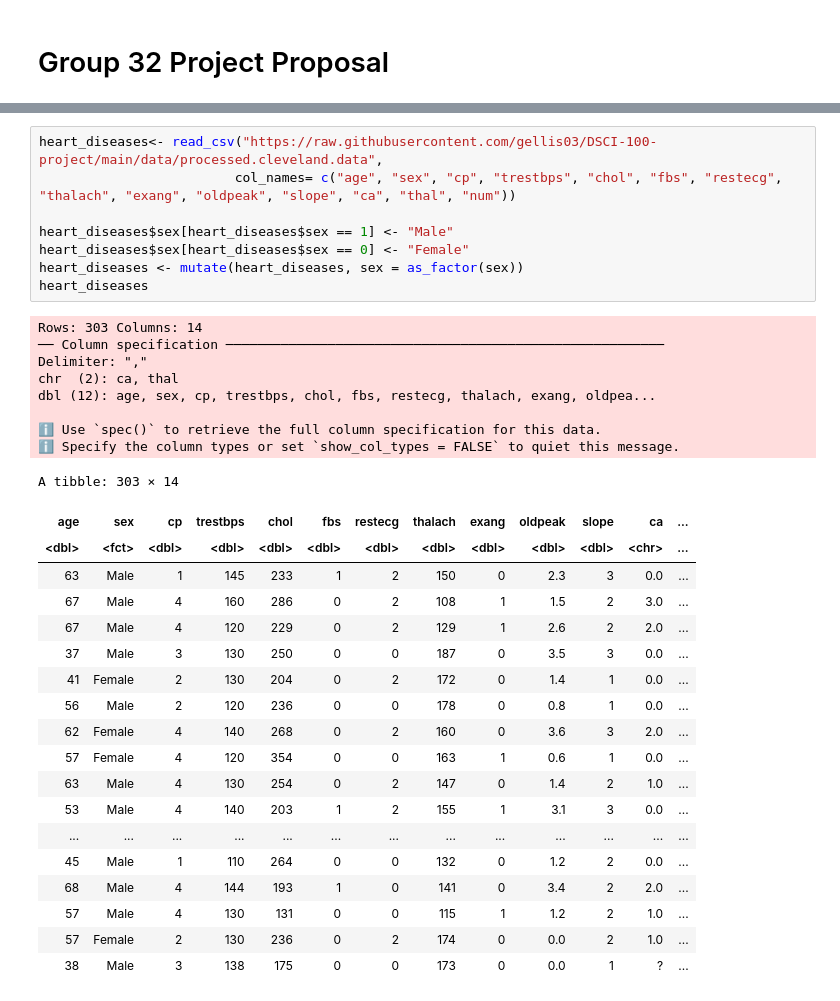
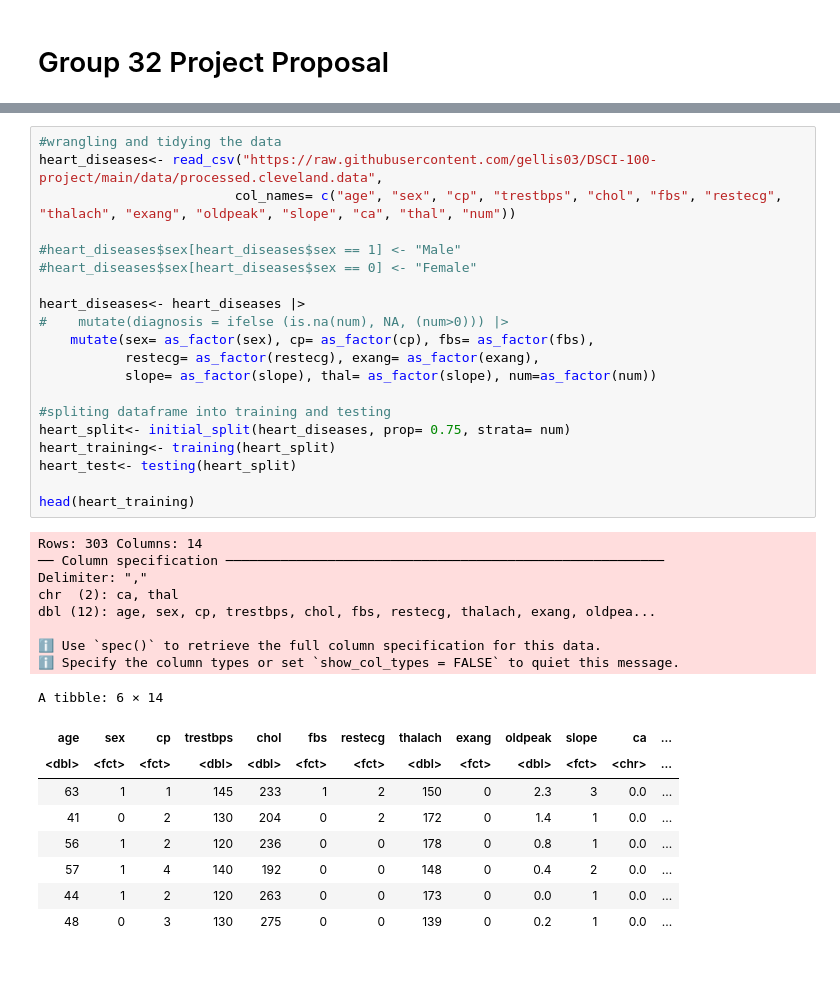
Before and after one commit to gellis03/DSCI-100-project, a Jupyter notebook: group_project_proposal.ipynb, the cells around one changed output, grey strips where cells are left out. Cells and saved outputs as stored; diff of their text form; blank space fills up the shorter version.

Commit message:
tidied data

```diff
--- a/group_project_proposal.ipynb
+++ b/group_project_proposal.ipynb
@@ -20,36 +36,38 @@ library(tidyverse)
 # %%
+#wrangling and tidying the data
 heart_diseases<- read_csv("https://raw.githubusercontent.com/gellis03/DSCI-100-project/main/data/processed.cleveland.data",
                          col_names= c("age", "sex", "cp", "trestbps", "chol", "fbs", "restecg", "thalach", "exang", "oldpeak", "slope", "ca", "thal", "num"))
 
-heart_diseases$sex[heart_diseases$sex == 1] <- "Male"
-heart_diseases$sex[heart_diseases$sex == 0] <- "Female"
-heart_diseases <- mutate(heart_diseases, sex = as_factor(sex))
-heart_diseases
+#heart_diseases$sex[heart_diseases$sex == 1] <- "Male"
+#heart_diseases$sex[heart_diseases$sex == 0] <- "Female"
+
+heart_diseases<- heart_diseases |>
+#    mutate(diagnosis = ifelse (is.na(num), NA, (num>0))) |>
+    mutate(sex= as_factor(sex), cp= as_factor(cp), fbs= as_factor(fbs),
+           restecg= as_factor(restecg), exang= as_factor(exang),
+           slope= as_factor(slope), thal= as_factor(slope), num=as_factor(num))
+
+#spliting dataframe into training and testing
+heart_split<- initial_split(heart_diseases, prop= 0.75, strata= num)
+heart_training<- training(heart_split)
+heart_test<- testing(heart_split)
+
+head(heart_training)
 # %% [output]
 Rows: 303 Columns: 14
 ── Column specification ────────────────────────────────────────────────────────
 Delimiter: ","
 chr  (2): ca, thal
 dbl (12): age, sex, cp, trestbps, chol, fbs, restecg, thalach, exang, oldpea...
 
 ℹ Use `spec()` to retrieve the full column specification for this data.
 ℹ Specify the column types or set `show_col_types = FALSE` to quiet this message.
-A tibble: 303 × 14
+A tibble: 6 × 14
 | age | sex | cp | trestbps | chol | fbs | restecg | thalach | exang | oldpeak | slope | ca | ... |
-| <dbl> | <fct> | <dbl> | <dbl> | <dbl> | <dbl> | <dbl> | <dbl> | <dbl> | <dbl> | <dbl> | <chr> | ... |
-| 63 | Male | 1 | 145 | 233 | 1 | 2 | 150 | 0 | 2.3 | 3 | 0.0 | ... |
-| 67 | Male | 4 | 160 | 286 | 0 | 2 | 108 | 1 | 1.5 | 2 | 3.0 | ... |
-| 67 | Male | 4 | 120 | 229 | 0 | 2 | 129 | 1 | 2.6 | 2 | 2.0 | ... |
-| 37 | Male | 3 | 130 | 250 | 0 | 0 | 187 | 0 | 3.5 | 3 | 0.0 | ... |
-| 41 | Female | 2 | 130 | 204 | 0 | 2 | 172 | 0 | 1.4 | 1 | 0.0 | ... |
-| 56 | Male | 2 | 120 | 236 | 0 | 0 | 178 | 0 | 0.8 | 1 | 0.0 | ... |
-| 62 | Female | 4 | 140 | 268 | 0 | 2 | 160 | 0 | 3.6 | 3 | 2.0 | ... |
-| 57 | Female | 4 | 120 | 354 | 0 | 0 | 163 | 1 | 0.6 | 1 | 0.0 | ... |
-| 63 | Male | 4 | 130 | 254 | 0 | 2 | 147 | 0 | 1.4 | 2 | 1.0 | ... |
-| 53 | Male | 4 | 140 | 203 | 1 | 2 | 155 | 1 | 3.1 | 3 | 0.0 | ... |
-| ... | ... | ... | ... | ... | ... | ... | ... | ... | ... | ... | ... | ... |
-| 45 | Male | 1 | 110 | 264 | 0 | 0 | 132 | 0 | 1.2 | 2 | 0.0 | ... |
-| 68 | Male | 4 | 144 | 193 | 1 | 0 | 141 | 0 | 3.4 | 2 | 2.0 | ... |
-| 57 | Male | 4 | 130 | 131 | 0 | 0 | 115 | 1 | 1.2 | 2 | 1.0 | ... |
-| 57 | Female | 2 | 130 | 236 | 0 | 2 | 174 | 0 | 0.0 | 2 | 1.0 | ... |
-| 38 | Male | 3 | 138 | 175 | 0 | 0 | 173 | 0 | 0.0 | 1 | ? | ... |
+| <dbl> | <fct> | <fct> | <dbl> | <dbl> | <fct> | <fct> | <dbl> | <fct> | <dbl> | <fct> | <chr> | ... |
+| 63 | 1 | 1 | 145 | 233 | 1 | 2 | 150 | 0 | 2.3 | 3 | 0.0 | ... |
+| 41 | 0 | 2 | 130 | 204 | 0 | 2 | 172 | 0 | 1.4 | 1 | 0.0 | ... |
+| 56 | 1 | 2 | 120 | 236 | 0 | 0 | 178 | 0 | 0.8 | 1 | 0.0 | ... |
+| 57 | 1 | 4 | 140 | 192 | 0 | 0 | 148 | 0 | 0.4 | 2 | 0.0 | ... |
+| 44 | 1 | 2 | 120 | 263 | 0 | 0 | 173 | 0 | 0.0 | 1 | 0.0 | ... |
+| 48 | 0 | 3 | 130 | 275 | 0 | 0 | 139 | 0 | 0.2 | 1 | 0.0 | ... |
```
Also changed, not shown: parts of 10 cells of this notebook.
